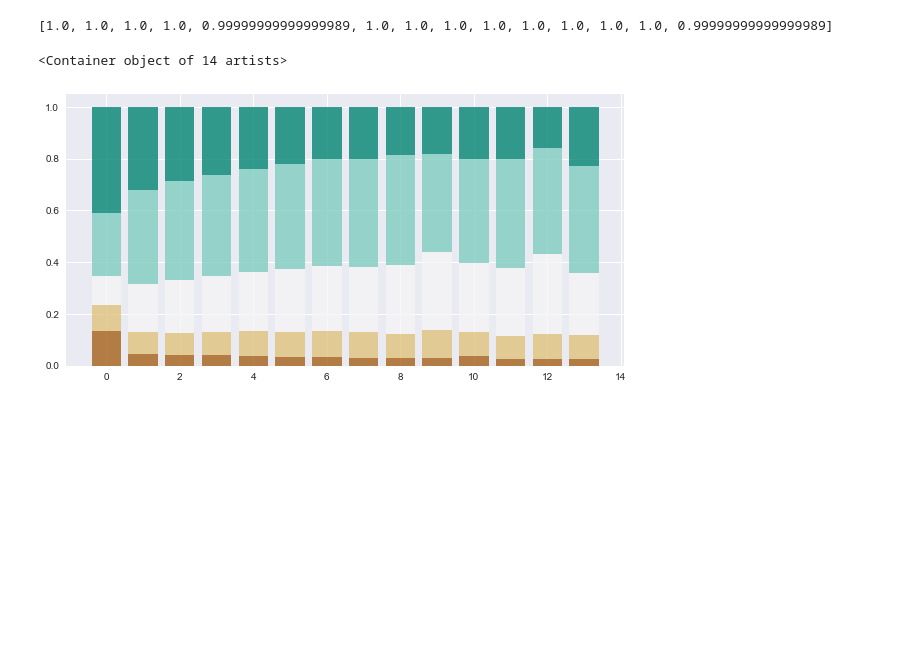
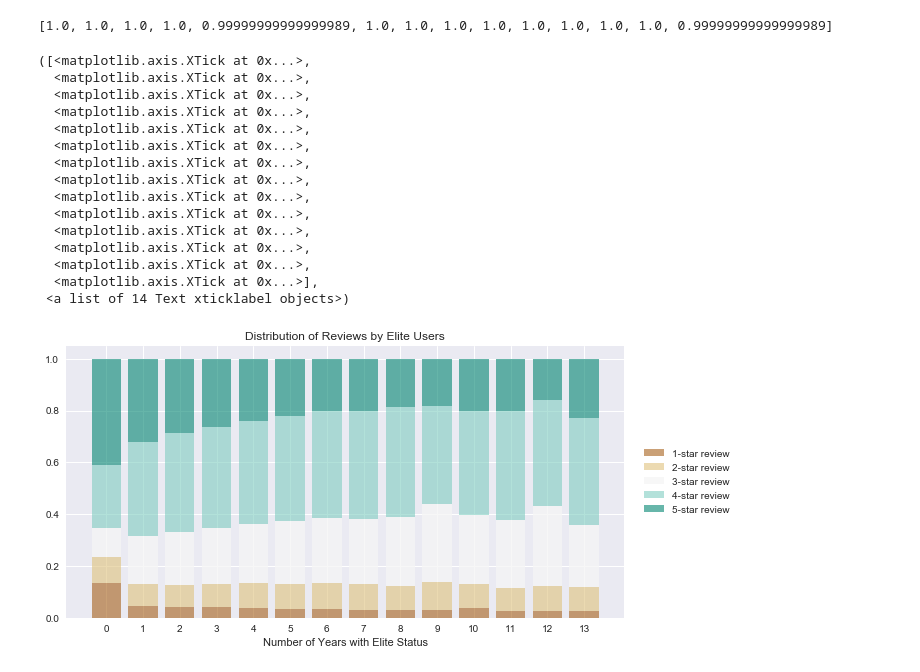
Before and after one commit to mwoluchem/Recommendations_CS209, a Jupyter notebook: Recommendations_EDA-JD-lateMon.ipynb, the cells around one changed output. Saved outputs shown, nothing was run; the diff lists cells and outputs as text; code cells hidden in the pictures; blank space fills up the shorter version.

Commit message:
Finalizing User EDAViz

```diff
--- a/Recommendations_EDA-JD-lateMon.ipynb
+++ b/Recommendations_EDA-JD-lateMon.ipynb
@@ -185,11 +190,30 @@ rating_props_5star = [user_review_viz.rating[(user_review_viz.rating == 5) & (us
 # %%
 f, ax = plt.subplots(1, figsize=(10,5))
 
-ax.bar(elite_lvl, rating_props_1star, label = '1-star review', alpha=0.8, color = '#a6611a')
-ax.bar(elite_lvl, rating_props_2star, bottom = rating_props_1star, label = '2-star review', alpha=0.8, color = '#dfc27d')
+ax.bar(elite_lvl, rating_props_1star, label = '1-star review', alpha=0.6, color = '#a6611a')
+ax.bar(elite_lvl, rating_props_2star, bottom = rating_props_1star, label = '2-star review', alpha=0.6, color = '#dfc27d')
 ax.bar(elite_lvl, rating_props_3star, bottom = [i+j for i,j in zip(rating_props_1star, rating_props_2star)], label = '3-star review', alpha=0.8, color = '#f5f5f5')
-ax.bar(elite_lvl, rating_props_4star, bottom = [i+j+k for i,j,k in zip(rating_props_1star, rating_props_2star, rating_props_3star)], label = '4-star review', alpha=0.8, color = '#80cdc1')
-ax.bar(elite_lvl, rating_props_5star, bottom = [i+j+k+l for i,j,k,l in zip(rating_props_1star, rating_props_2star, rating_props_3star, rating_props_4star)], label = '5-star review', alpha=0.8, color = '#018571')
+ax.bar(elite_lvl, rating_props_4star, bottom = [i+j+k for i,j,k in zip(rating_props_1star, rating_props_2star, rating_props_3star)], label = '4-star review', alpha=0.6, color = '#80cdc1')
+ax.bar(elite_lvl, rating_props_5star, bottom = [i+j+k+l for i,j,k,l in zip(rating_props_1star, rating_props_2star, rating_props_3star, rating_props_4star)], label = '5-star review', alpha=0.6, color = '#018571')
+
+plt.xlabel("Number of Years with Elite Status")
+plt.title('Distribution of Reviews by Elite Users')
+plt.legend(bbox_to_anchor = (1.02,0.5) , loc = 'center left')
+plt.xticks(range(0,14))
 # %% [output]
-<Container object of 14 artists>
+([<matplotlib.axis.XTick at 0x...>,
+  <matplotlib.axis.XTick at 0x...>,
+  <matplotlib.axis.XTick at 0x...>,
+  <matplotlib.axis.XTick at 0x...>,
+  <matplotlib.axis.XTick at 0x...>,
+  <matplotlib.axis.XTick at 0x...>,
+  <matplotlib.axis.XTick at 0x...>,
+  <matplotlib.axis.XTick at 0x...>,
+  <matplotlib.axis.XTick at 0x...>,
+  <matplotlib.axis.XTick at 0x...>,
+  <matplotlib.axis.XTick at 0x...>,
+  <matplotlib.axis.XTick at 0x...>,
+  <matplotlib.axis.XTick at 0x...>,
+  <matplotlib.axis.XTick at 0x...>],
+ <a list of 14 Text xticklabel objects>)
-[figure, old version]
+[figure, new version]
```
Also changed, not shown: parts of 2 cells of this notebook.
